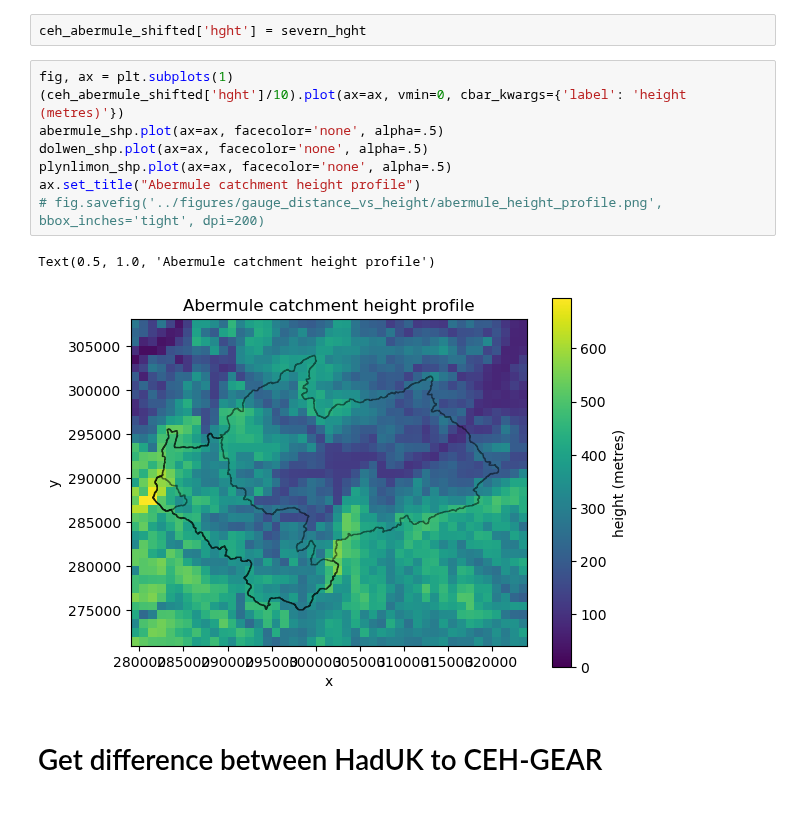
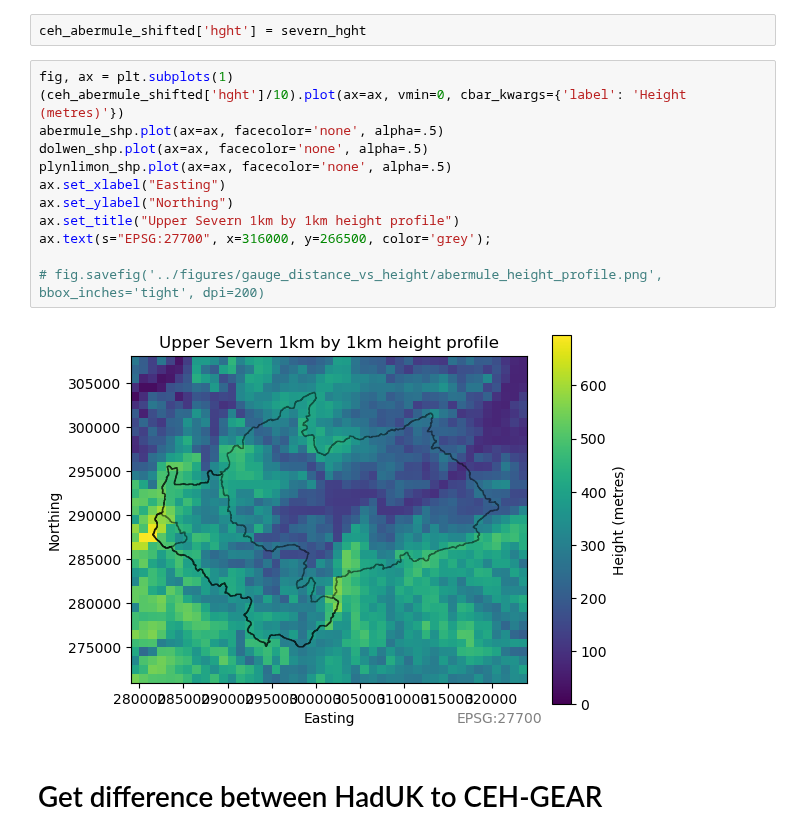
Before and after one commit to Thomasjkeel/FDRI-comparing-rainfall-data-in-upper-severn, a Jupyter notebook: notebooks/compare_gauge_dist_and_height.ipynb, the cells around one changed output. Cells and saved outputs as stored; diff of their text form; blank space fills up the shorter version.

Commit message:
update height profile fig

```diff
--- a/notebooks/compare_gauge_dist_and_height.ipynb
+++ b/notebooks/compare_gauge_dist_and_height.ipynb
@@ -86,15 +86,18 @@ ceh_abermule_shifted = coerse_data_into_haduk_format(ceh_abermule, offset=500, x
 ceh_abermule_shifted['hght'] = severn_hght
 # %%
 fig, ax = plt.subplots(1)
-(ceh_abermule_shifted['hght']/10).plot(ax=ax, vmin=0, cbar_kwargs={'label': 'height (metres)'})
+(ceh_abermule_shifted['hght']/10).plot(ax=ax, vmin=0, cbar_kwargs={'label': 'Height (metres)'})
 abermule_shp.plot(ax=ax, facecolor='none', alpha=.5)
 dolwen_shp.plot(ax=ax, facecolor='none', alpha=.5)
 plynlimon_shp.plot(ax=ax, facecolor='none', alpha=.5)
-ax.set_title("Abermule catchment height profile")
+ax.set_xlabel("Easting")
+ax.set_ylabel("Northing")
+ax.set_title("Upper Severn 1km by 1km height profile")
+ax.text(s="EPSG:27700", x=316000, y=266500, color='grey');
+
 # fig.savefig('../figures/gauge_distance_vs_height/abermule_height_profile.png', bbox_inches='tight', dpi=200)
 # %% [output]
-Text(0.5, 1.0, 'Abermule catchment height profile')
-[figure, old version]
+[figure, new version]
 # %% [markdown]
 # Get difference between HadUK to CEH-GEAR
 # %%
```
Also changed, not shown: parts of 2 cells of this notebook, 1 other file.
